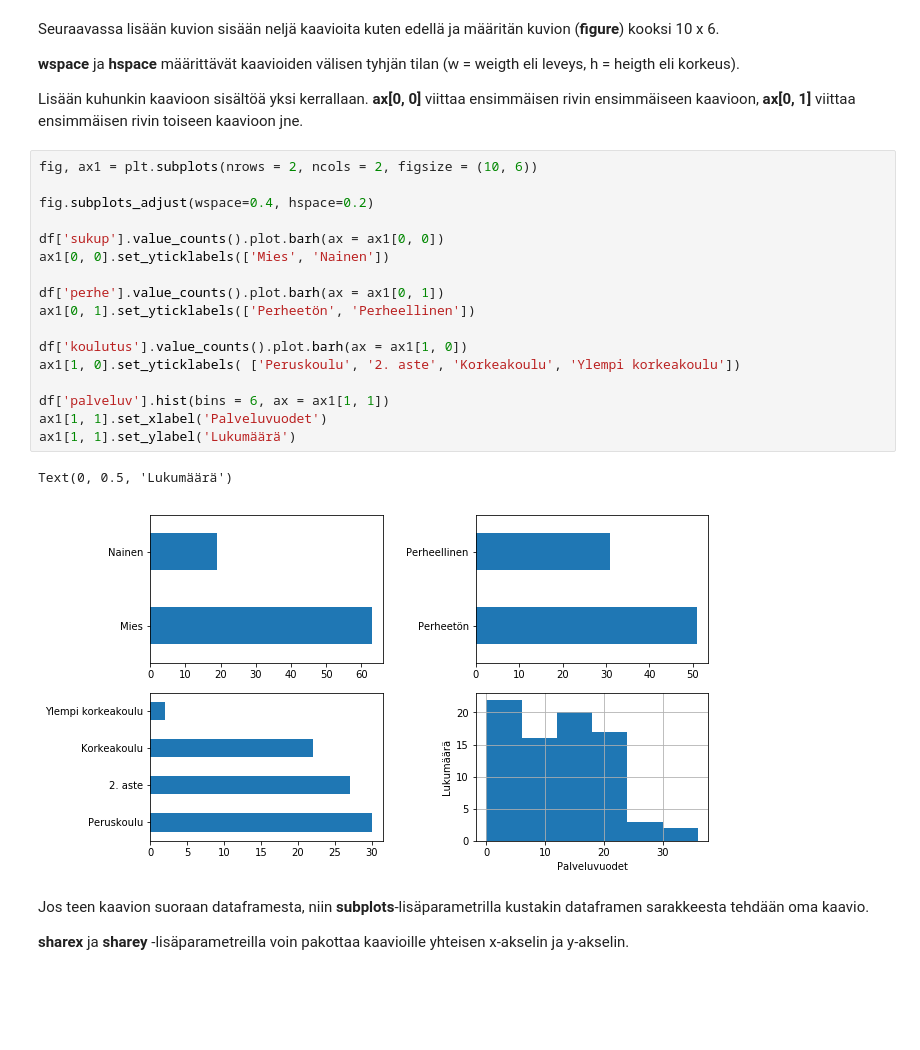
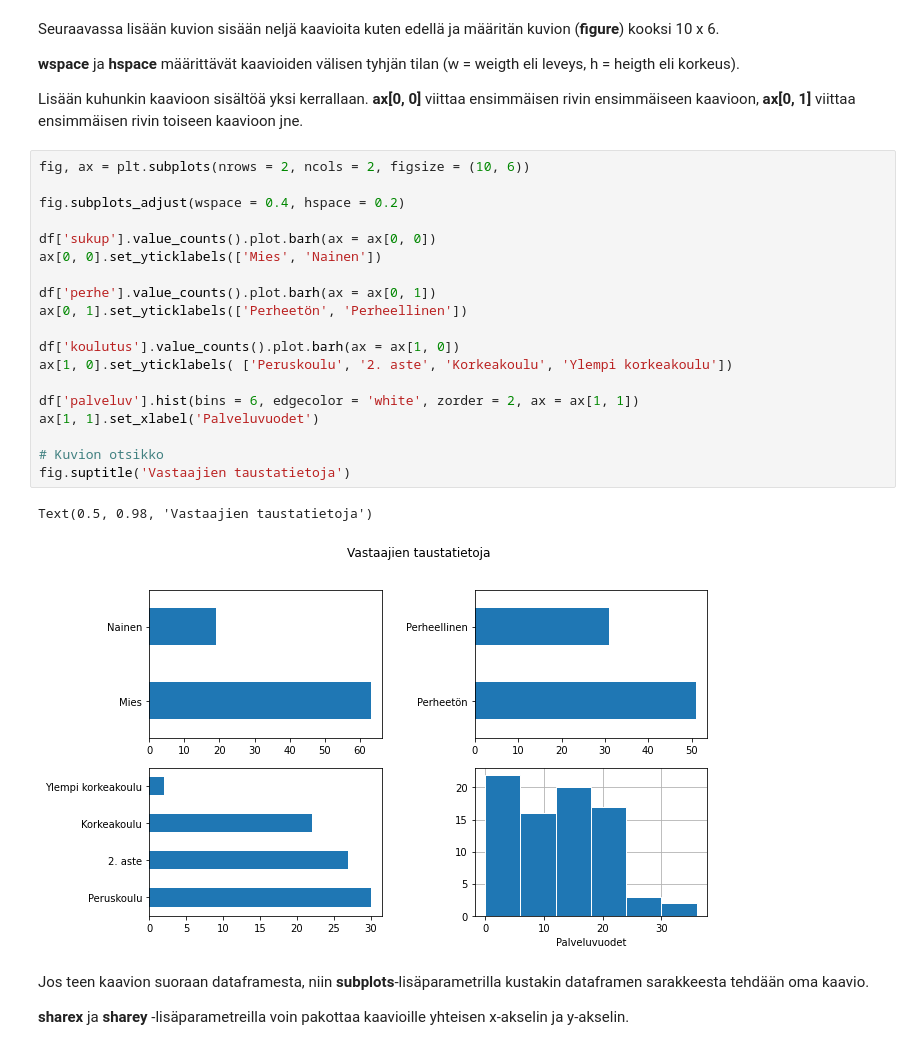
Before and after one commit to taanila/kaaviot, a Jupyter notebook: matplotlib7.ipynb, the cells around one changed output. Cells and saved outputs as stored; diff of their text form; blank space fills up the shorter version.

```diff
--- a/matplotlib7.ipynb
+++ b/matplotlib7.ipynb
@@ -38,25 +49,27 @@ Seuraavassa lisään kuvion sisään neljä kaavioita kuten edellä ja määrit
 
 Lisään kuhunkin kaavioon sisältöä yksi kerrallaan. <b>ax[0, 0]</b> viittaa ensimmäisen rivin ensimmäiseen kaavioon, <b>ax[0, 1]</b> viittaa ensimmäisen rivin toiseen kaavioon jne.
 # %%
-fig, ax1 = plt.subplots(nrows = 2, ncols = 2, figsize = (10, 6))
+fig, ax = plt.subplots(nrows = 2, ncols = 2, figsize = (10, 6))
 
-fig.subplots_adjust(wspace=0.4, hspace=0.2)
+fig.subplots_adjust(wspace = 0.4, hspace = 0.2)
 
-df['sukup'].value_counts().plot.barh(ax = ax1[0, 0])
-ax1[0, 0].set_yticklabels(['Mies', 'Nainen'])
+df['sukup'].value_counts().plot.barh(ax = ax[0, 0])
+ax[0, 0].set_yticklabels(['Mies', 'Nainen'])
 
-df['perhe'].value_counts().plot.barh(ax = ax1[0, 1])
-ax1[0, 1].set_yticklabels(['Perheetön', 'Perheellinen'])
+df['perhe'].value_counts().plot.barh(ax = ax[0, 1])
+ax[0, 1].set_yticklabels(['Perheetön', 'Perheellinen'])
 
-df['koulutus'].value_counts().plot.barh(ax = ax1[1, 0])
-ax1[1, 0].set_yticklabels( ['Peruskoulu', '2. aste', 'Korkeakoulu', 'Ylempi korkeakoulu'])
+df['koulutus'].value_counts().plot.barh(ax = ax[1, 0])
+ax[1, 0].set_yticklabels( ['Peruskoulu', '2. aste', 'Korkeakoulu', 'Ylempi korkeakoulu'])
 
-df['palveluv'].hist(bins = 6, ax = ax1[1, 1])
-ax1[1, 1].set_xlabel('Palveluvuodet')
-ax1[1, 1].set_ylabel('Lukumäärä')
+df['palveluv'].hist(bins = 6, edgecolor = 'white', zorder = 2, ax = ax[1, 1])
+ax[1, 1].set_xlabel('Palveluvuodet')
+
+# Kuvion otsikko
+fig.suptitle('Vastaajien taustatietoja')
 # %% [output]
-Text(0, 0.5, 'Lukumäärä')
+Text(0.5, 0.98, 'Vastaajien taustatietoja')
-[figure, old version]
+[figure, new version]
 # %% [markdown]
 Jos teen kaavion suoraan dataframesta, niin <b>subplots</b>-lisäparametrilla kustakin dataframen sarakkeesta tehdään oma kaavio.
 
```
Also changed, not shown: parts of 6 cells of this notebook.
